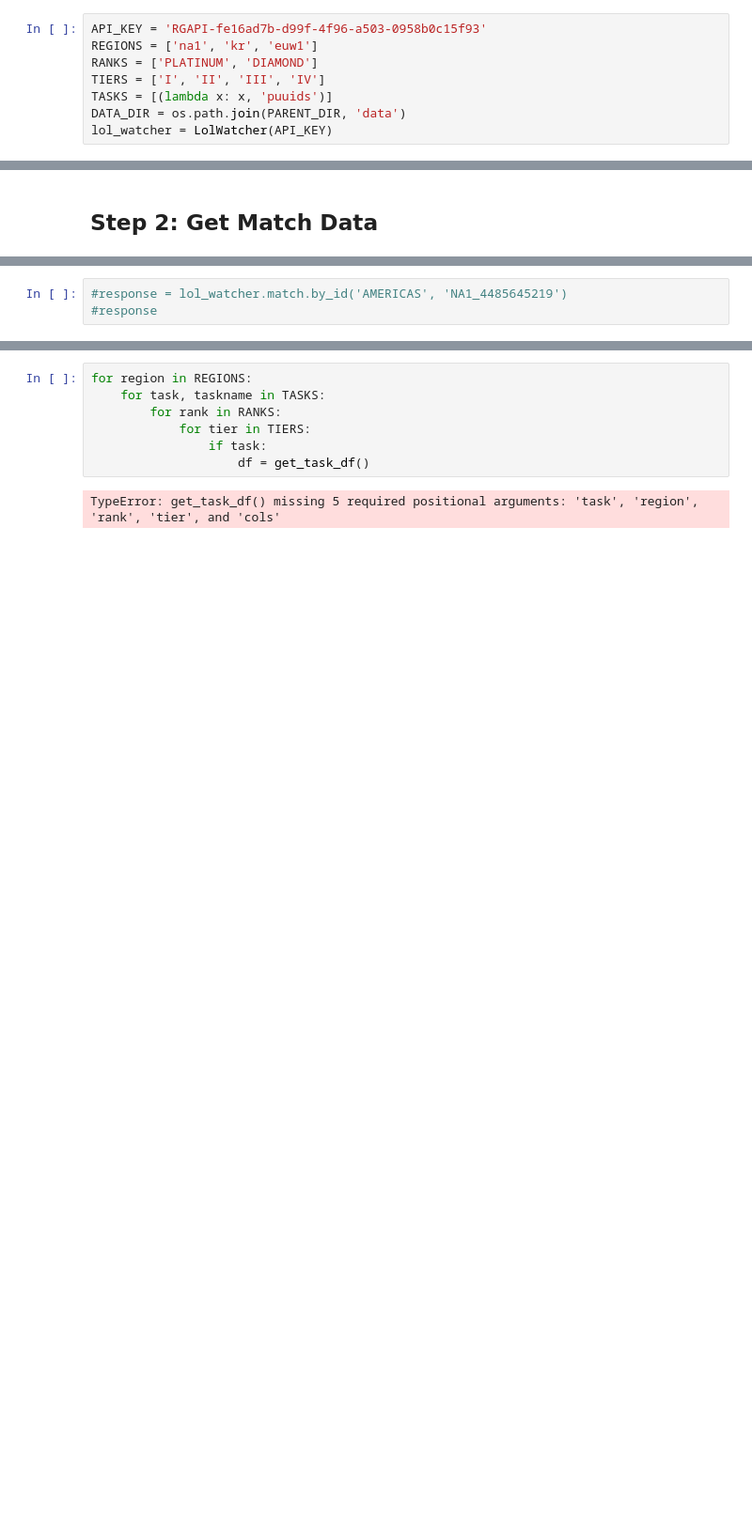
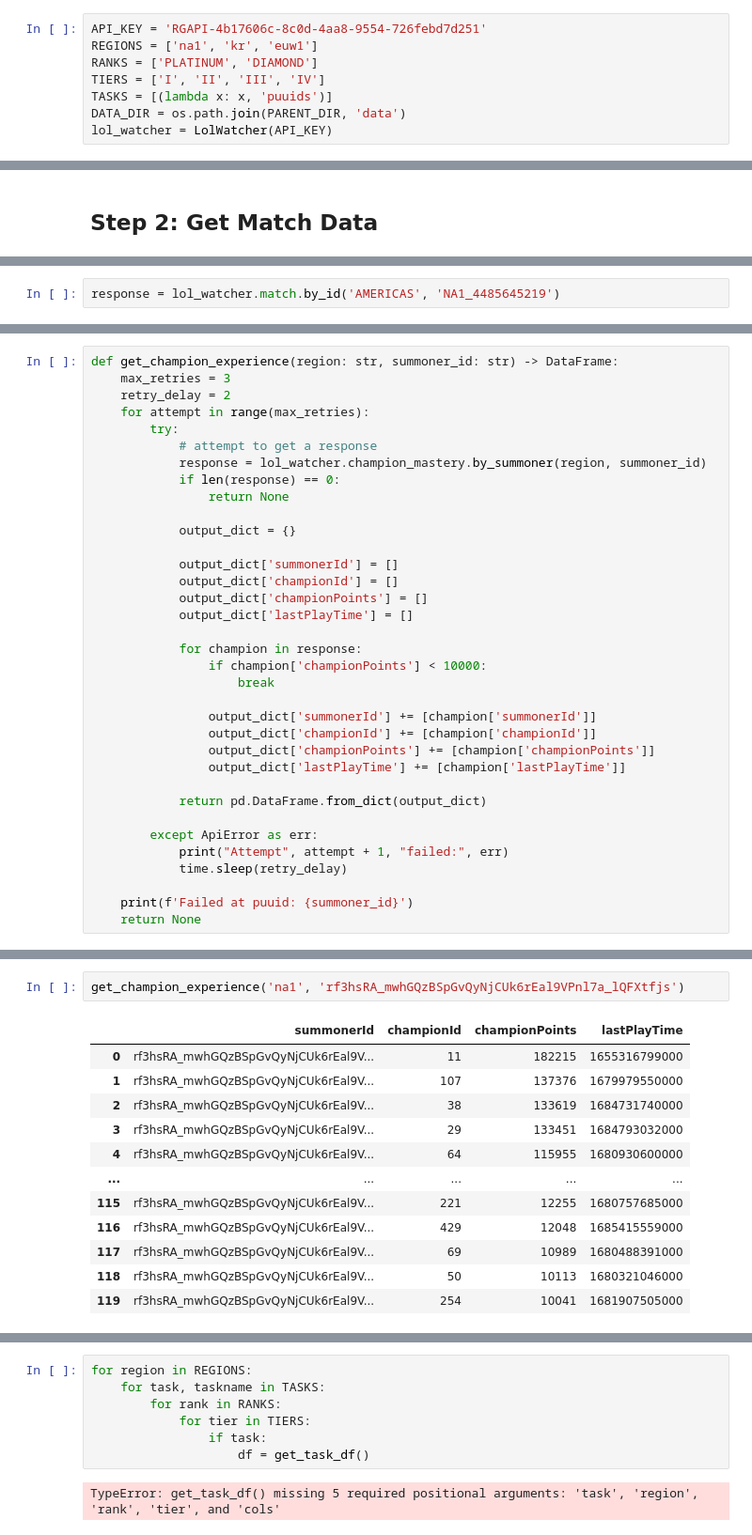
Before and after one commit to Ethan-Shapiro/MOBA_Project, a Jupyter notebook: Data Downloader/complete_downloader.ipynb, the cells around one changed output, grey strips where cells are left out. Shown at 94% size. Cells and saved outputs as stored; diff of their text form; blank space fills up the shorter version.

Commit message:
finished champ experience

```diff
--- a/Data Downloader/complete_downloader.ipynb
+++ b/Data Downloader/complete_downloader.ipynb
@@ -16,7 +16,7 @@ from pathlib import Path
 path = Path(os.getcwd())
 PARENT_DIR = path.parent.absolute()
 # %%
-API_KEY = 'RGAPI-fe16ad7b-d99f-4f96-a503-0958b0c15f93'
+API_KEY = 'RGAPI-4b17606c-8c0d-4aa8-9554-726febd7d251'
 REGIONS = ['na1', 'kr', 'euw1']
 RANKS = ['PLATINUM', 'DIAMOND']
 TIERS = ['I', 'II', 'III', 'IV']
@@ -264,5 +271,4 @@ def get_match_data(route: str, match_id: str) -> DataFrame:
     print(f'Failed at puuid: {match_id}')
     return None
 # %%
-#response = lol_watcher.match.by_id('AMERICAS', 'NA1_4485645219')
-#response
+response = lol_watcher.match.by_id('AMERICAS', 'NA1_4485645219')
@@ -342,0 +350,35 @@ pd.DataFrame.from_dict(dict_df).set_index('match_id')
+# %%
+def get_champion_experience(region: str, summoner_id: str) -> DataFrame:
+    max_retries = 3
+    retry_delay = 2
+    for attempt in range(max_retries):
+        try:
+            # attempt to get a response
+            response = lol_watcher.champion_mastery.by_summoner(region, summoner_id)
+            if len(response) == 0:
+                return None
+
+            output_dict = {}
+
+            output_dict['summonerId'] = []
+            output_dict['championId'] = []
+            output_dict['championPoints'] = []
+            output_dict['lastPlayTime'] = []
+
+            for champion in response:
+                if champion['championPoints'] < 10000:
+                    break
+
+                output_dict['summonerId'] += [champion['summonerId']]
+                output_dict['championId'] += [champion['championId']]
+                output_dict['championPoints'] += [champion['championPoints']]
+                output_dict['lastPlayTime'] += [champion['lastPlayTime']]
+
+            return pd.DataFrame.from_dict(output_dict)
+
+        except ApiError as err:
+            print("Attempt", attempt + 1, "failed:", err)
+            time.sleep(retry_delay)
+
+    print(f'Failed at puuid: {summoner_id}')
+    return None
@@ -342,0 +412,15 @@ pd.DataFrame.from_dict(dict_df).set_index('match_id')
+# %%
+get_champion_experience('na1', 'rf3hsRA_mwhGQzBSpGvQyNjCUk6rEal9VPnl7a_lQFXtfjs')
+# %% [output]
+|  | summonerId | championId | championPoints | lastPlayTime |
+| 0 | rf3hsRA_mwhGQzBSpGvQyNjCUk6rEal9V... | 11 | 182215 | 1655316799000 |
+| 1 | rf3hsRA_mwhGQzBSpGvQyNjCUk6rEal9V... | 107 | 137376 | 1679979550000 |
+| 2 | rf3hsRA_mwhGQzBSpGvQyNjCUk6rEal9V... | 38 | 133619 | 1684731740000 |
+| 3 | rf3hsRA_mwhGQzBSpGvQyNjCUk6rEal9V... | 29 | 133451 | 1684793032000 |
+| 4 | rf3hsRA_mwhGQzBSpGvQyNjCUk6rEal9V... | 64 | 115955 | 1680930600000 |
+| ... | ... | ... | ... | ... |
+| 115 | rf3hsRA_mwhGQzBSpGvQyNjCUk6rEal9V... | 221 | 12255 | 1680757685000 |
+| 116 | rf3hsRA_mwhGQzBSpGvQyNjCUk6rEal9V... | 429 | 12048 | 1685415559000 |
+| 117 | rf3hsRA_mwhGQzBSpGvQyNjCUk6rEal9V... | 69 | 10989 | 1680488391000 |
+| 118 | rf3hsRA_mwhGQzBSpGvQyNjCUk6rEal9V... | 50 | 10113 | 1680321046000 |
+| 119 | rf3hsRA_mwhGQzBSpGvQyNjCUk6rEal9V... | 254 | 10041 | 1681907505000 |
```
Also changed, not shown: parts of 15 cells of this notebook, 1 other file.
